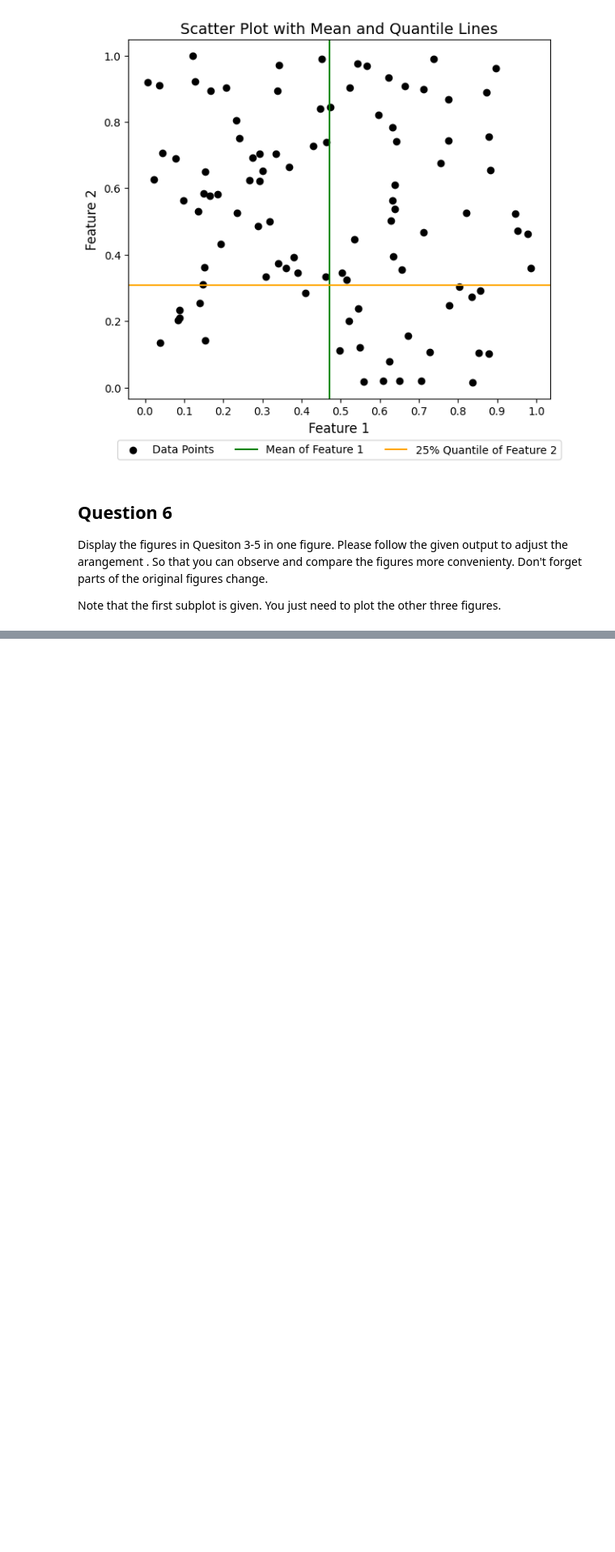
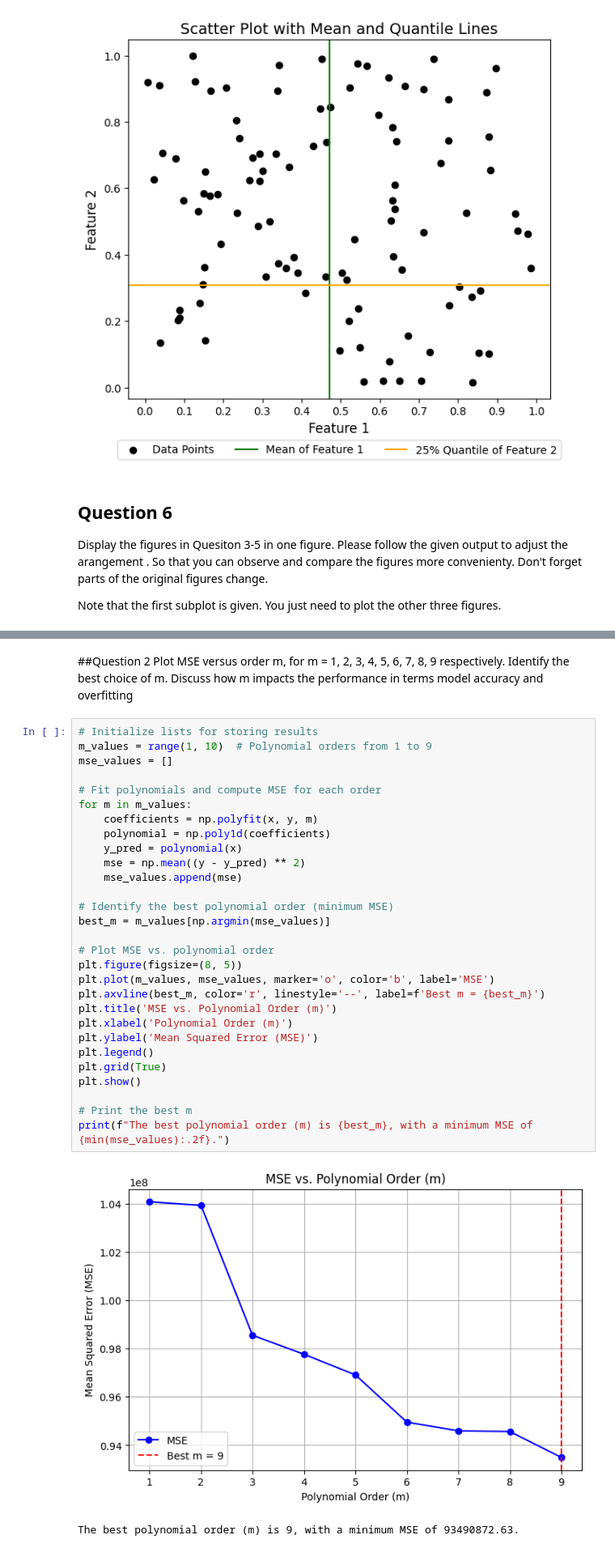
Before and after one commit to ParthGadekar0631/AAI-595_Homeworks, a Jupyter notebook: Homework_1_Parth_Gadekar.ipynb, the cells around one changed output, grey strips where cells are left out. Shown: that part at 81% size. Drawn from its saved outputs; the diff is of its cells as text; blank space fills up the shorter version.

```diff
--- a/Homework_1_Parth_Gadekar.ipynb
+++ b/Homework_1_Parth_Gadekar.ipynb
@@ -155,0 +276,36 @@ Note that the first subplot is given. You just need to plot the other three figu
+# %% [markdown]
+##Question 2
+Plot MSE versus order m, for m = 1, 2, 3, 4, 5, 6, 7, 8, 9 respectively. Identify the best choice of m.
+Discuss how m impacts the performance in terms model accuracy and overfitting
+# %%
+# Initialize lists for storing results
+m_values = range(1, 10)  # Polynomial orders from 1 to 9
+mse_values = []
+
+# Fit polynomials and compute MSE for each order
+for m in m_values:
+    coefficients = np.polyfit(x, y, m)
+    polynomial = np.poly1d(coefficients)
+    y_pred = polynomial(x)
+    mse = np.mean((y - y_pred) ** 2)
+    mse_values.append(mse)
+
+# Identify the best polynomial order (minimum MSE)
+best_m = m_values[np.argmin(mse_values)]
+
+# Plot MSE vs. polynomial order
+plt.figure(figsize=(8, 5))
+plt.plot(m_values, mse_values, marker='o', color='b', label='MSE')
+plt.axvline(best_m, color='r', linestyle='--', label=f'Best m = {best_m}')
+plt.title('MSE vs. Polynomial Order (m)')
+plt.xlabel('Polynomial Order (m)')
+plt.ylabel('Mean Squared Error (MSE)')
+plt.legend()
+plt.grid(True)
+plt.show()
+
+# Print the best m
+print(f"The best polynomial order (m) is {best_m}, with a minimum MSE of {min(mse_values):.2f}.")
+# %% [output]
+[figure, added]
+The best polynomial order (m) is 9, with a minimum MSE of 93490872.63.
```
Also changed, not shown: parts of 18 cells of this notebook.
